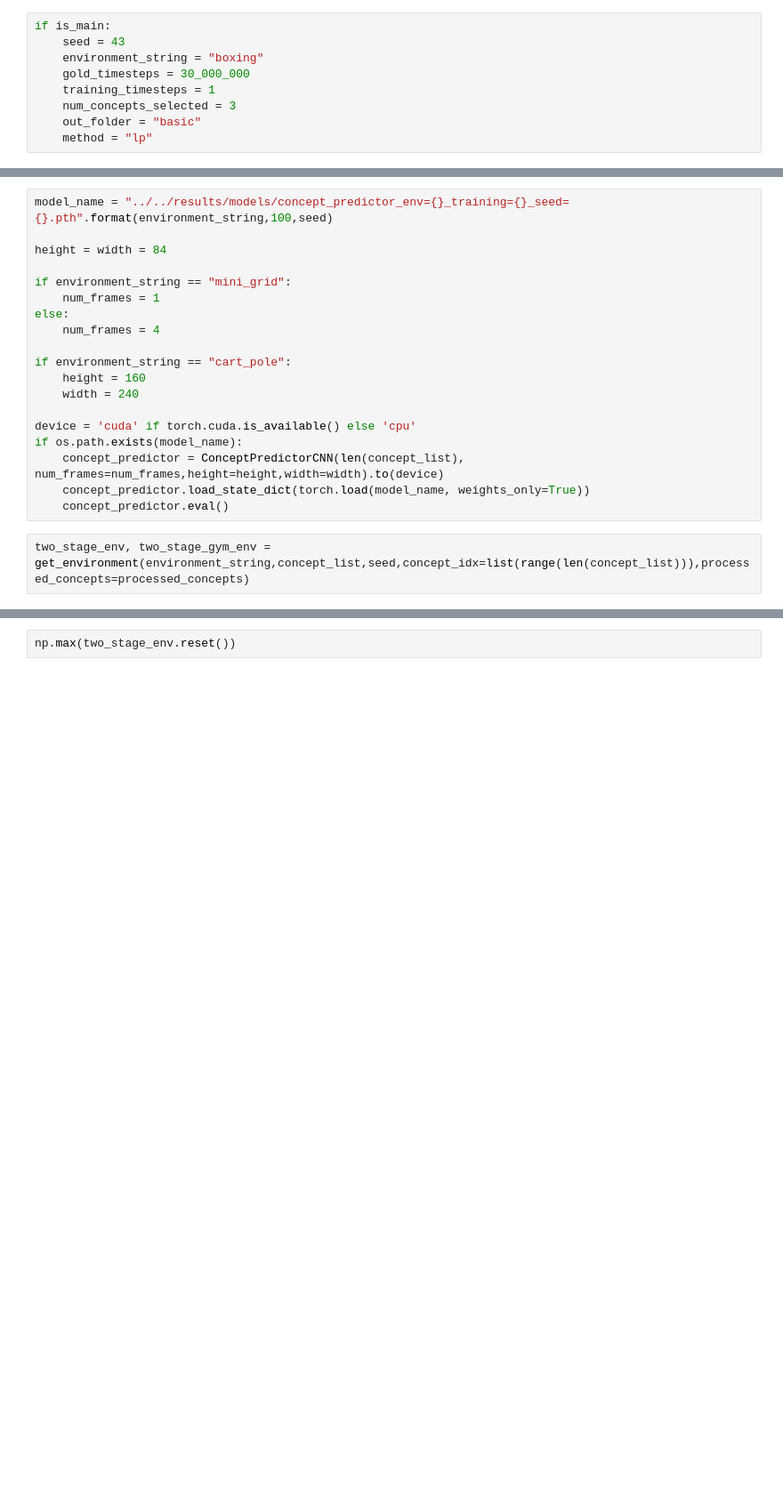
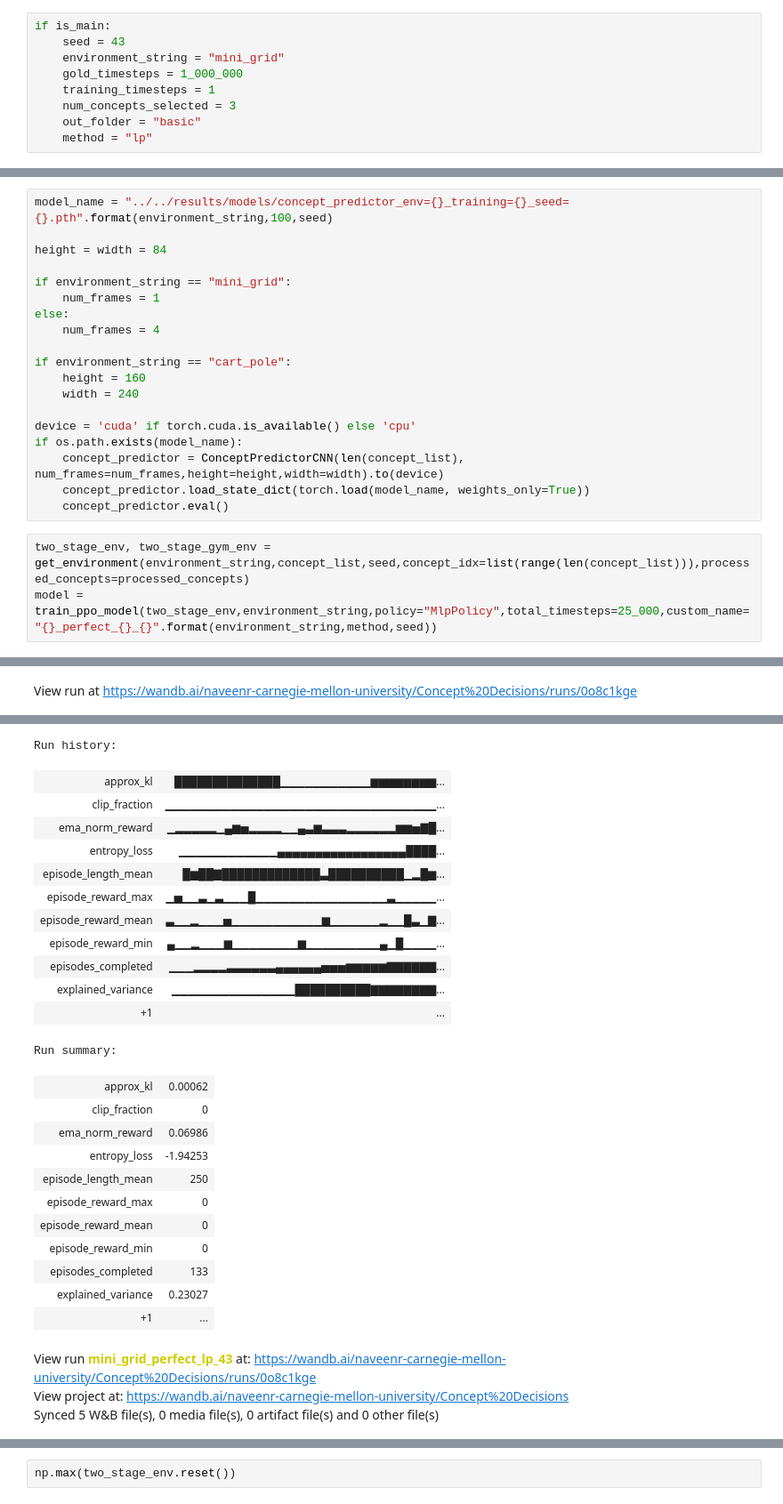
Before and after one commit to naveenr414/concept_decisions, a Jupyter notebook: scripts/notebooks/Scratch Space.ipynb, the cells around one changed output, grey strips where cells are left out. Shown at 89% size. Saved outputs shown, nothing was run; the diff lists cells and outputs as text; blank space fills up the shorter version.

```diff
--- a/scripts/notebooks/Scratch Space.ipynb
+++ b/scripts/notebooks/Scratch Space.ipynb
@@ -31,8 +31,8 @@ is_main = __name__ == "__main__"
 # %%
 if is_main:
     seed = 43
-    environment_string = "boxing"
-    gold_timesteps = 30_000_000
+    environment_string = "mini_grid"
+    gold_timesteps = 1_000_000
     training_timesteps = 1
     num_concepts_selected = 3
     out_folder = "basic"
@@ -142,3 +125,5 @@ if os.path.exists(model_name):
     concept_predictor.eval()
 # %%
 two_stage_env, two_stage_gym_env = get_environment(environment_string,concept_list,seed,concept_idx=list(range(len(concept_list))),processed_concepts=processed_concepts)
+model = train_ppo_model(two_stage_env,environment_string,policy="MlpPolicy",total_timesteps=25_000,custom_name="{}_perfect_{}_{}".format(environment_string,method,seed))
+# %% [output]
@@ -144,0 +135 @@ two_stage_env, two_stage_gym_env = get_environment(environment_string,concept_li
+View run at https://wandb.ai/naveenr-carnegie-mellon-university/Concept%20Decisions/runs/0o8c1kge
@@ -144,0 +137,27 @@ two_stage_env, two_stage_gym_env = get_environment(environment_string,concept_li
+Run history:
+| approx_kl | ██████████████▁▁▁▁▁▁▁▁▁▁▁▆▆▆▆▆▆▆▆... |
+| clip_fraction | ▁▁▁▁▁▁▁▁▁▁▁▁▁▁▁▁▁▁▁▁▁▁▁▁▁▁▁▁▁▁▁▁▁... |
+| ema_norm_reward | ▁▂▂▂▂▂▁▄▆▅▂▂▂▂▁▁▄▃▆▃▃▃▂▂▂▂▂▂▆▆▅▇█... |
+| entropy_loss | ▁▁▁▁▁▁▁▁▁▁▁▁▄▄▄▄▄▄▄▄▄▄▄▄▄▄▄▄▄████... |
+| episode_length_mean | █▆██▇█████████████▃██████████▁▂█▆... |
+| episode_reward_max | ▁▅▁▁▃▁▃▁▁▁█▁▁▁▁▁▁▁▁▁▁▁▁▁▁▁▁▃▁▁▁▁▁... |
+| episode_reward_mean | ▃▁▁▂▁▁▁▅▁▁▁▁▁▁▁▁▁▁▁▆▁▁▁▁▁▁▂▁▁█▃▁▇... |
+| episode_reward_min | ▄▁▁▂▁▁▁▆▁▁▁▁▁▁▁▁▆▁▁▁▁▁▁▁▁▁▄▁█▁▁▁▁... |
+| episodes_completed | ▁▁▁▂▂▂▂▃▃▃▃▃▃▄▄▄▄▄▄▅▅▅▆▆▆▆▆▇▇▇▇▇▇... |
+| explained_variance | ▁▁▁▁▁▁▁▁▁▁▁▁▁▁▁██████████▇▇▇▇▇▇▇▇... |
+| +1 | ... |
+Run summary:
+| approx_kl | 0.00062 |
+| clip_fraction | 0 |
+| ema_norm_reward | 0.06986 |
+| entropy_loss | -1.94253 |
+| episode_length_mean | 250 |
+| episode_reward_max | 0 |
+| episode_reward_mean | 0 |
+| episode_reward_min | 0 |
+| episodes_completed | 133 |
+| explained_variance | 0.23027 |
+| +1 | ... |
+View run mini_grid_perfect_lp_43 at: https://wandb.ai/naveenr-carnegie-mellon-university/Concept%20Decisions/runs/0o8c1kge
+View project at: https://wandb.ai/naveenr-carnegie-mellon-university/Concept%20Decisions
+Synced 5 W&B file(s), 0 media file(s), 0 artifact file(s) and 0 other file(s)
```
Also changed, not shown: parts of 3 cells of this notebook, 2 other files.
